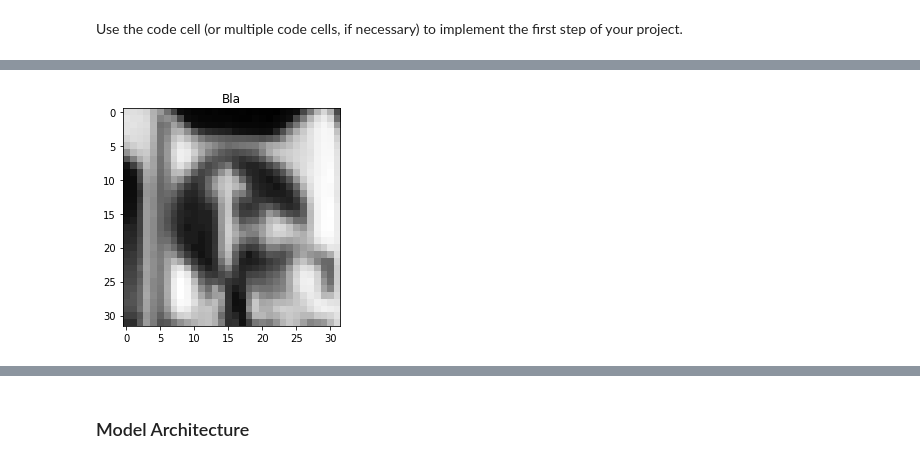
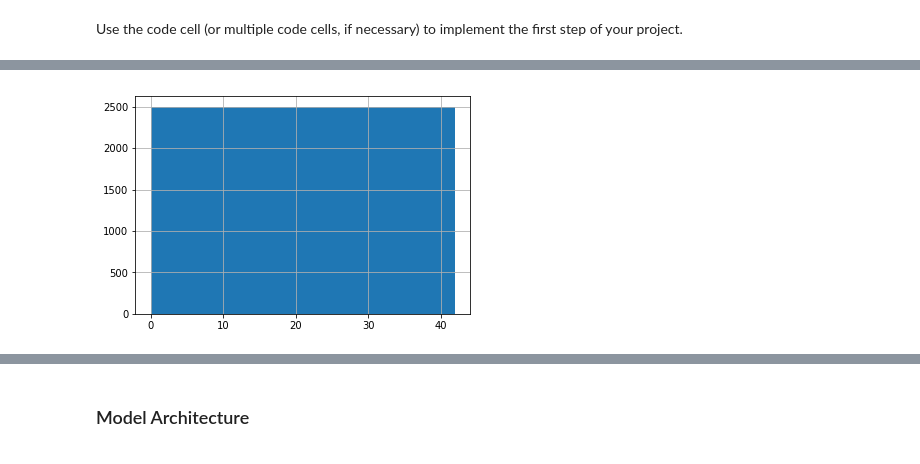
Before and after one commit to kindoblue/CarND-Traffic-Sign-Classifier-Project, a Jupyter notebook: Traffic_Sign_Classifier.ipynb, the cells around one changed output, grey strips where cells are left out. Drawn from its saved outputs; the diff is of its cells as text; code cells hidden in the pictures.

```diff
--- a/Traffic_Sign_Classifier.ipynb
+++ b/Traffic_Sign_Classifier.ipynb
@@ -110,6 +110,6 @@ import matplotlib.pyplot as plt
 %matplotlib inline
 
 # plot the histogram of the training labels, to see their distribution and quantity
-df_y_train = pd.DataFrame(y_train)
-axes = df_y_train.hist(bins=n_classes)
+sr_y_train = pd.Series(y_train)
+sr_y_train.hist(bins=n_classes)
 # %% [output]
@@ -122,10 +123,10 @@ import numpy as np
 
 SAMPLES_FOR_ROW = 5
 
-def samples(clazz, n):
-    """return n random indexes to images of a given class"""
-    indexes = np.where(df_y_train[0] == clazz)
-    return np.random.choice(indexes[0], n)
+def samples(clazz, amount=1):
+    """return 'amount' random indexes to images of a given class"""
+    filtered = sr_y_train[sr_y_train == clazz]
+    return np.random.choice(filtered.index, amount if amount >= 0 else 0)
 
 # get the label of the classes as a list
 # we will be using as labels in the plot
@@ -182,12 +214,4 @@ Use the code cell (or multiple code cells, if necessary) to implement the first
 # %%
-### Preprocess the data here. Preprocessing steps could include normalization, converting to grayscale, etc.
-### Feel free to use as many code cells as needed.
-import cv2
-
-def pipeline(img):
-    """Convert to gray color and perform histogram equalisation"""
-    gray = cv2.cvtColor(img, cv2.COLOR_BGR2GRAY)
-    return cv2.equalizeHist(gray)
 
 def change_perspective(img, new_bbox):
     """It takes an image and warp to the new bounding box by
@@ -206,7 +230,7 @@ def change_perspective(img, new_bbox):
     # warp source image to destination based on homography
     return cv2.warpPerspective(img, h, (img.shape[1],img.shape[0]), borderMode=cv2.BORDER_REPLICATE)
 
-def rotation(img, center, angle):
+def rotate(img, center, angle):
     """Rotate the input image around the center, of a certain amount of degrees"""
 
     # get the rotation (and scale) matrix
@@ -215,34 +239,54 @@ def rotation(img, center, angle):
     # apply the affine transformation
     return cv2.warpAffine(img, R, (img.shape[0], img.shape[1]), borderMode=cv2.BORDER_REPLICATE)
 
-# define a bunch of variants
-change_perspective_1 = lambda img: change_perspective(img, [[0,0],[32,3],[0,32],[32,28]])
-change_perspective_2 = lambda img: change_perspective(img, [[0,3],[32,0],[0,28],[32,32]])
-change_perspective_3 = lambda img: change_perspective(img, [[4,0],[28,0],[0,32],[32,32]])
-change_perspective_4 = lambda img: change_perspective(img, [[0,0],[29,3],[3,32],[32,28]])
-change_perspective_5 = lambda img: change_perspective(img, [[2,2],[32,0],[0,30],[29,32]])
-change_perspective_6 = lambda img: change_perspective(img, [[2,2],[30,2],[2,32],[32,30]])
-rotation_1 = lambda img: rotation(img, (16, 16), -15 + np.random.uniform(30))  # [-15, 15] random rotation
-rotation_2 = lambda img: rotation(img, (15, 15), -10 + np.random.uniform(20))  # [-10, 10] random rotation
+def apply_random_transform(img):
+    """Apply a random transformation to the input image"""
+
+    funDict = {
+        0 : lambda img: change_perspective(img, [[0,0],[32,3],[0,32],[32,28]]),
+        1 : lambda img: change_perspective(img, [[0,3],[32,0],[0,28],[32,32]]),
+        2 : lambda img: change_perspective(img, [[4,0],[28,0],[0,32],[32,32]]),
+        3 : lambda img: change_perspective(img, [[0,0],[29,3],[3,32],[32,28]]),
+        4 : lambda img: change_perspective(img, [[2,2],[32,0],[0,30],[29,32]]),
+        5 : lambda img: change_perspective(img, [[2,2],[30,2],[2,32],[32,30]]),
+        6 : lambda img: rotate(img, (16, 16), -15 + np.random.uniform(30)),  # [-15, 15] random rotation
+        7 : lambda img: rotate(img, (15, 15), -10 + np.random.uniform(20))  # [-10, 10] random rotation
+    }
+
+    # get a random index
+    fun_idx = np.random.choice(len(funDict), 1)[0]
+
+    # apply the function at random index fun_idx to the image
+    return funDict[fun_idx](img)
 
 
+# =========== Data augmentation ==========
+# recall that that sr_y_train is a pandas series built from y_train
 
+# desired amount of images per class. The missing images will be
+# created by random transformations, like rotations and changes in
+# perspective
+IMGS_PER_CLASSES = 2500
 
+# cycle on all the classes
+for i in range(n_classes):
 
-X_train_gray = [ pipeline(X_train[n]) for n in range(len(X_train)) ]
+    # calculate how many images to add for the class ith
+    missing = IMGS_PER_CLASSES - sr_y_train[sr_y_train==i].count()
 
-img_src = X_train_gray[1090]
+    # get a sample of indexes for a given class, get the corresponding images and
+    # apply a random transformation, then return as a list
+    extra_images = [ apply_random_transform(X_train_norm[idx]) for idx in samples(i, amount=missing) ]
 
-plt.imshow(X_train_gray[1090], cmap='gray')
-plt.title('Bla')
-plt.show()
+    # append the list of extra images to the normalized training set
+    X_train_norm = np.concatenate((X_train_norm, extra_images), axis=0)
 
+    # append the corresponding class for all the added images to the
+    # array for the ground truth
+    y_train = np.concatenate((y_train, np.repeat(i, repeats=missing)))
 
-img_warped = rotation_2(img_src)
-
-
-
-plt.imshow(img_warped, cmap='gray')
-plt.title('Bla')
-plt.show()
+# check the histogram: now all the classes should have
+# the same amount of images
+sr_y_train = pd.Series(y_train)
+sr_y_train.hist(bins=n_classes)
 # %% [output]
@@ -249 +294 @@ plt.show()
-[figure, old version]
+[figure, new version]
```
Also changed, not shown: parts of 6 cells of this notebook.
